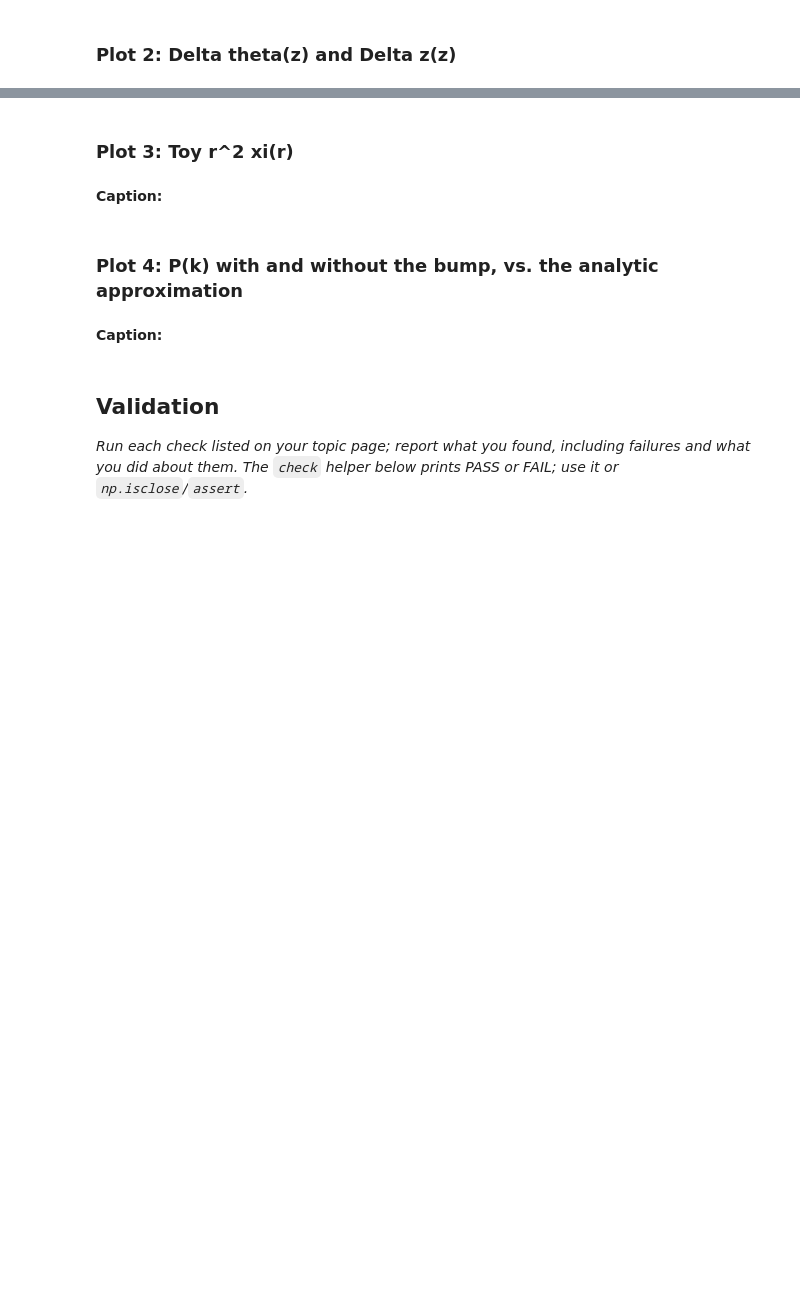
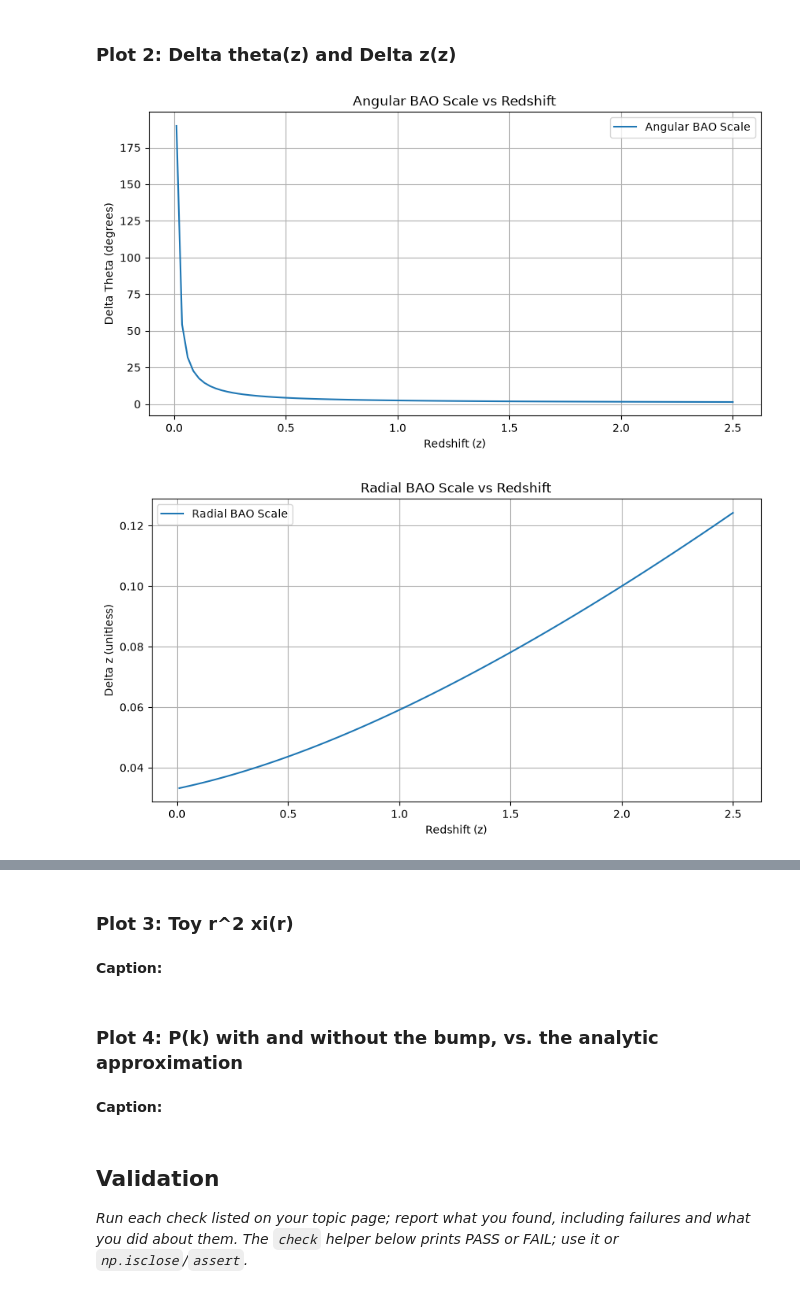
Before and after one commit to Ducky1423/Astron_5682_BAO, a Jupyter notebook: T5_BAO_Part2_starter-2 (1).ipynb, the cells around one changed output, grey strips where cells are left out. Cells and saved outputs as stored; diff of their text form; code cells hidden in the pictures; blank space fills up the shorter version.

```diff
--- a/T5_BAO_Part2_starter-2 (1).ipynb
+++ b/T5_BAO_Part2_starter-2 (1).ipynb
@@ -319,6 +324,37 @@ plt.show()
 # %% [markdown]
 ### Plot 2: Delta theta(z) and Delta z(z)
 # %%
-# your code here
+# restating the redshift range
+z_values = np.linspace(0.01, 2.5, 100)
+
+# plotting angular BAO scale
+plt.figure(figsize=(10, 5))
+# calculating angular BAO scale
+theta_values = [delta_theta(z, hubble_const, omega_m, r_d) for z in z_values]
+plt.plot(z_values, theta_values, label='Angular BAO Scale')
+# adding labels and title
+plt.xlabel('Redshift (z)')
+plt.ylabel('Delta Theta (degrees)')
+plt.title('Angular BAO Scale vs Redshift')
+plt.grid(True)
+plt.legend()
+plt.show()
+
+
+# plotting radial BAO scale
+plt.figure(figsize=(10, 5))
+# calculating radial BAO scale
+delta_z_values = [delta_z(z, hubble_const, omega_m, r_d) for z in z_values]
+plt.plot(z_values, delta_z_values, label='Radial BAO Scale')
+# labeling plot
+plt.xlabel('Redshift (z)')
+plt.ylabel('Delta z (unitless)')
+plt.title('Radial BAO Scale vs Redshift')
+plt.grid(True)
+plt.legend()
+plt.show()
+# %% [output]
+[figure, added]
+[figure, added]
 # %% [markdown]
 **Caption:**
```
Also changed, not shown: parts of 4 cells of this notebook.
